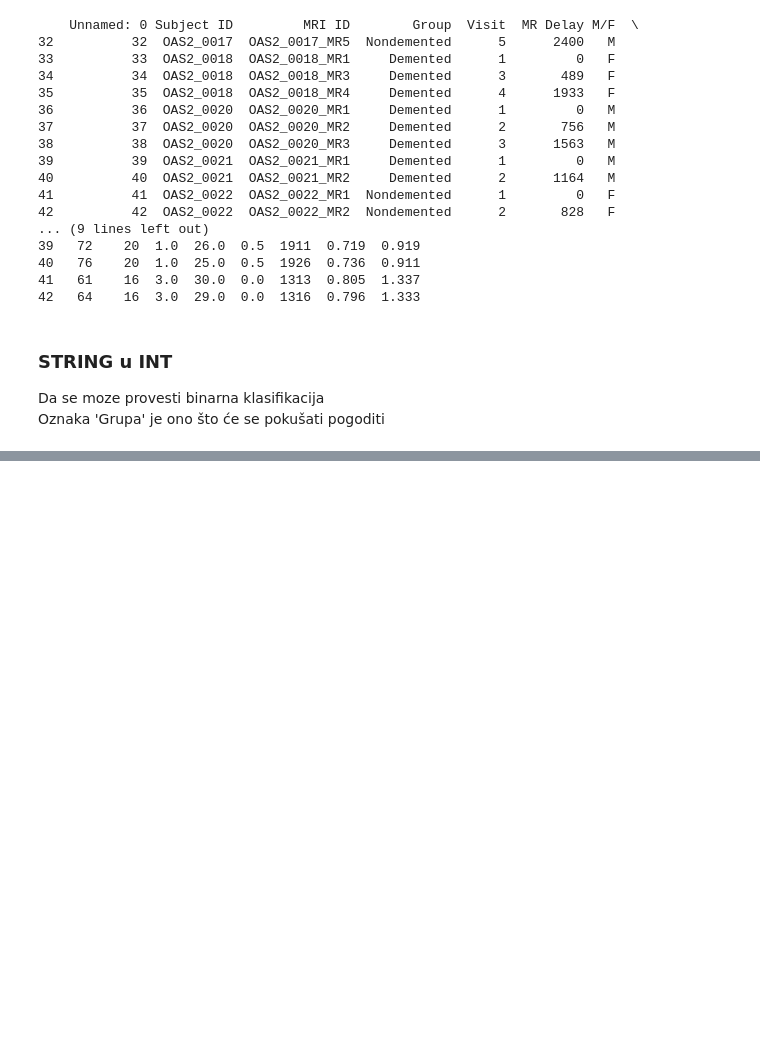
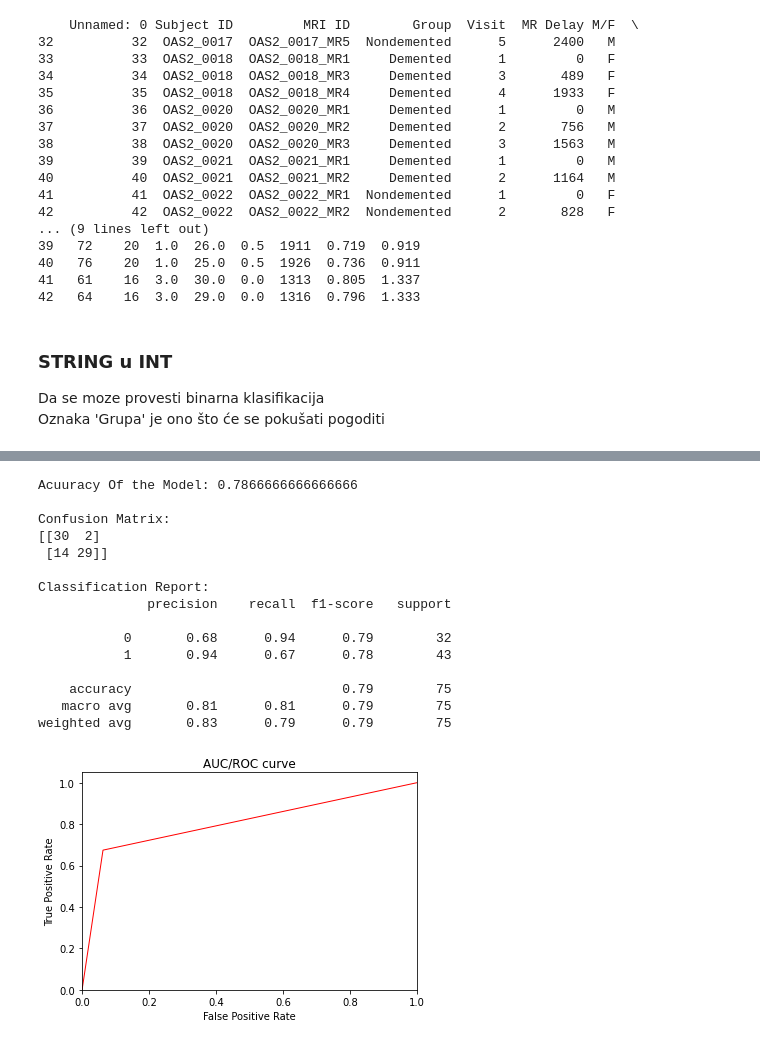
Before and after one commit to KlaraKrmpotic/UZOP_projekt, a Jupyter notebook: bilj_lab2.ipynb, the cells around one changed output, grey strips where cells are left out. Saved outputs shown, nothing was run; the diff lists cells and outputs as text; code cells hidden in the pictures; blank space fills up the shorter version.

Commit message:
Added classifiers and analysis

```diff
--- a/bilj_lab2.ipynb
+++ b/bilj_lab2.ipynb
@@ -88,0 +193,22 @@ ax=ax, annot = True, annot_kws = { 'fontsize' : 12 })
+# %%
+dtc = DecisionTreeClassifier(criterion='entropy', max_depth=6)
+clf2 = dtc.fit(X_train, y_train.ravel())
+performance_report(dtc)
+plot_roc_curve(dtc)
+# %% [output]
+Acuuracy Of the Model: 0.7866666666666666
+
+Confusion Matrix:
+[[30  2]
+ [14 29]]
+
+Classification Report:
+              precision    recall  f1-score   support
+
+           0       0.68      0.94      0.79        32
+           1       0.94      0.67      0.78        43
+
+    accuracy                           0.79        75
+   macro avg       0.81      0.81      0.79        75
+weighted avg       0.83      0.79      0.79        75
+[figure, added]
```
Also changed, not shown: parts of 17 cells of this notebook.
